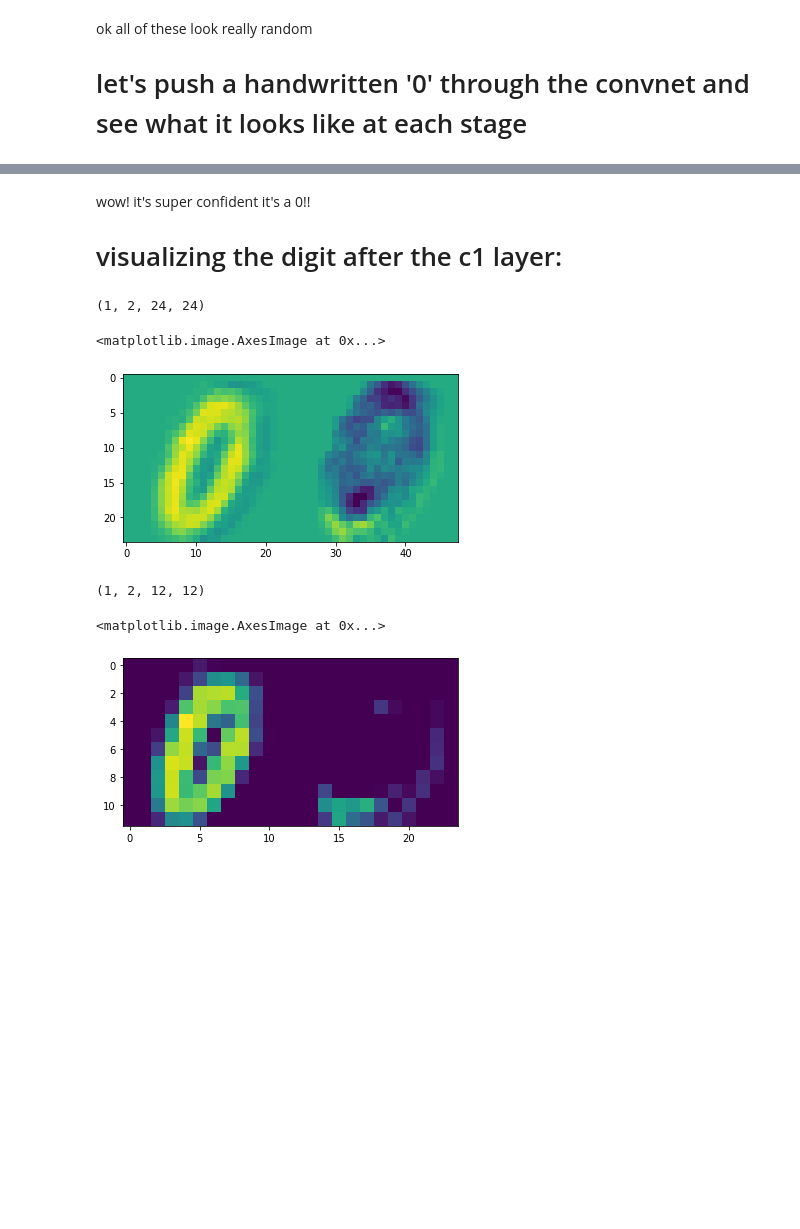
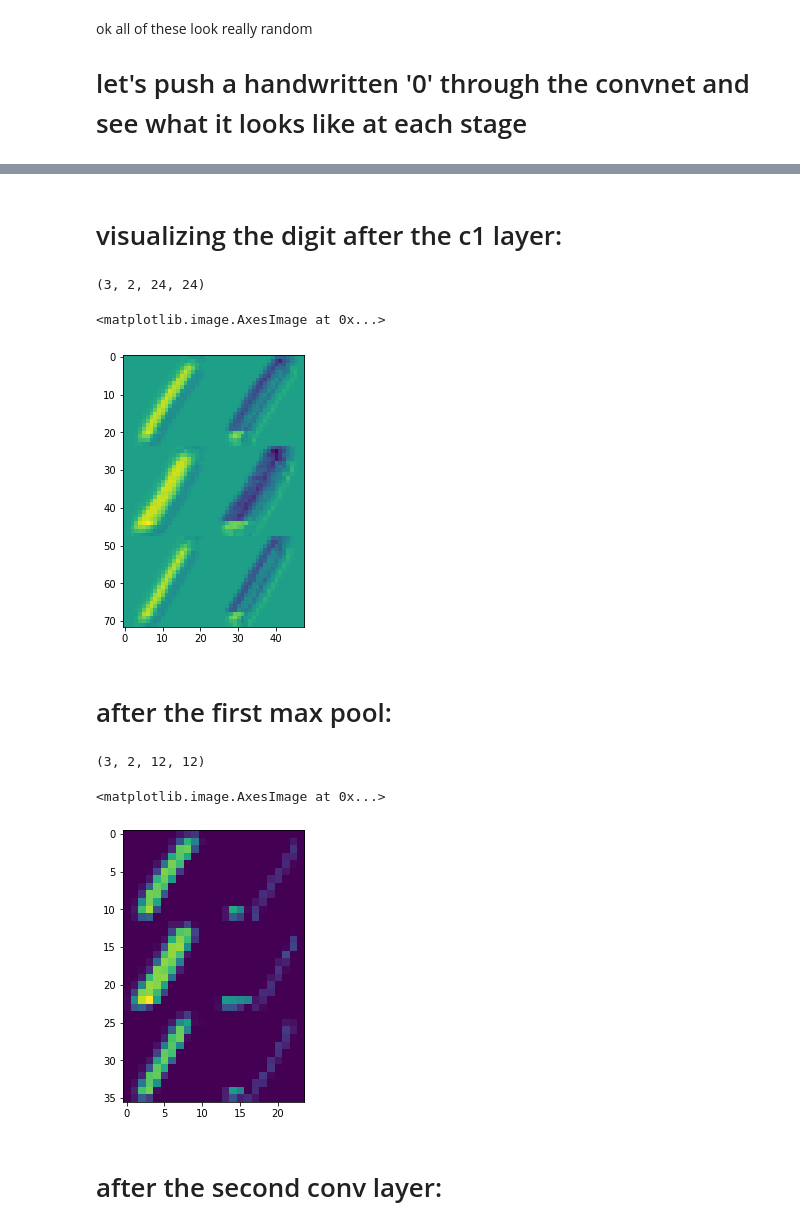
Before and after one commit to seangao14/mnist-cnn-visualizer, a Jupyter notebook: playground.ipynb, the cells around one changed output, grey strips where cells are left out. Saved outputs shown, nothing was run; the diff lists cells and outputs as text; code cells hidden in the pictures; blank space fills up the shorter version.

```diff
--- a/playground.ipynb
+++ b/playground.ipynb
@@ -75,7 +75,9 @@ X_test = np.load('data/X_train.npy', allow_pickle=True)
 y_test = np.load('data/y_train.npy', allow_pickle=True)
 X_test = torch.tensor(X_test).view(-1, 1, 28, 28).float()
 # %%
-# find some 0s
-zero_loc = np.where(y_test == 0)
+NUM = 1
+NUM_NUMS = 3
 
-zero_loc
+# find some numss
+num_loc = np.where(y_test == NUM)[0]
+num_loc
@@ -92,0 +84,11 @@ tensor([[ 3.7479, -8.2267, -2.2741, -7.5566, -3.8175, -4.3559, -4.0101, -5.9032,
+# %%
+# since im too lazy to calculate good starting spots ill just use 200
+start = np.random.randint(200)
+nums = X_test[num_loc[start:start+3]].view(-1,1,28,28)
+print(nums.shape)
+dig_img = nums.reshape(-1, 28, 28)
+dig_img = [i for i in dig_img] # huh idk why i need this but apparently you can only concat list
+dig_img = np.concatenate((dig_img[:]))
+print(dig_img.shape)
+plt.imshow(dig_img)
+# print(model(zero))
@@ -93,27 +100,38 @@ tensor([[ 3.7479, -8.2267, -2.2741, -7.5566, -3.8175, -4.3559, -4.0101, -5.9032,
 # %% [markdown]
-wow! it's super confident it's a 0!!
 # visualizing the digit after the c1 layer:
 # %%
-x_c1 = model.c1(zero)
+x_c1 = model.c1(nums)
 c1 = x_c1.detach().numpy()
 print(c1.shape)
-c1 = c1.reshape((2,24,24))
-c1_cat = np.concatenate((c1[:]), axis=1)
-plt.imshow(c1_cat)
+c1 = c1.reshape((-1,2,24,24))
+c1_cat = []
+for i in range(c1.shape[0]):
+    c1_cat.append(np.concatenate((c1[i][:]), axis=1))
+c1_img = np.concatenate((c1_cat[:]))
+plt.figure(figsize=(5,5))
+plt.imshow(c1_img)
 # %% [output]
-(1, 2, 24, 24)
+(3, 2, 24, 24)
 <matplotlib.image.AxesImage at 0x...>
-[figure, old version]
+[figure, new version]
+# %% [markdown]
+# after the first max pool:
 # %%
 # visualizing maxpool2d on first layer:
 x_mp1 = F.max_pool2d(F.relu(x_c1), (2,2))
 mp1 = x_mp1.detach().numpy()
 print(mp1.shape)
-mp1 = mp1.reshape((2,12,12))
-mp1_cat = np.concatenate((mp1[:]), axis=1)
-plt.imshow(mp1_cat)
+mp1 = mp1.reshape((-1,2,12,12))
+mp1_cat = []
+for i in range(mp1.shape[0]):
+    mp1_cat.append(np.concatenate((mp1[i][:]), axis=1))
+mp1_img = np.concatenate((mp1_cat[:]))
+plt.figure(figsize=(5,5))
+plt.imshow(mp1_img)
 # %% [output]
-(1, 2, 12, 12)
+(3, 2, 12, 12)
 <matplotlib.image.AxesImage at 0x...>
-[figure, old version]
+[figure, new version]
+# %% [markdown]
+# after the second conv layer:
 # %%
```
Also changed, not shown: parts of 6 cells of this notebook.
